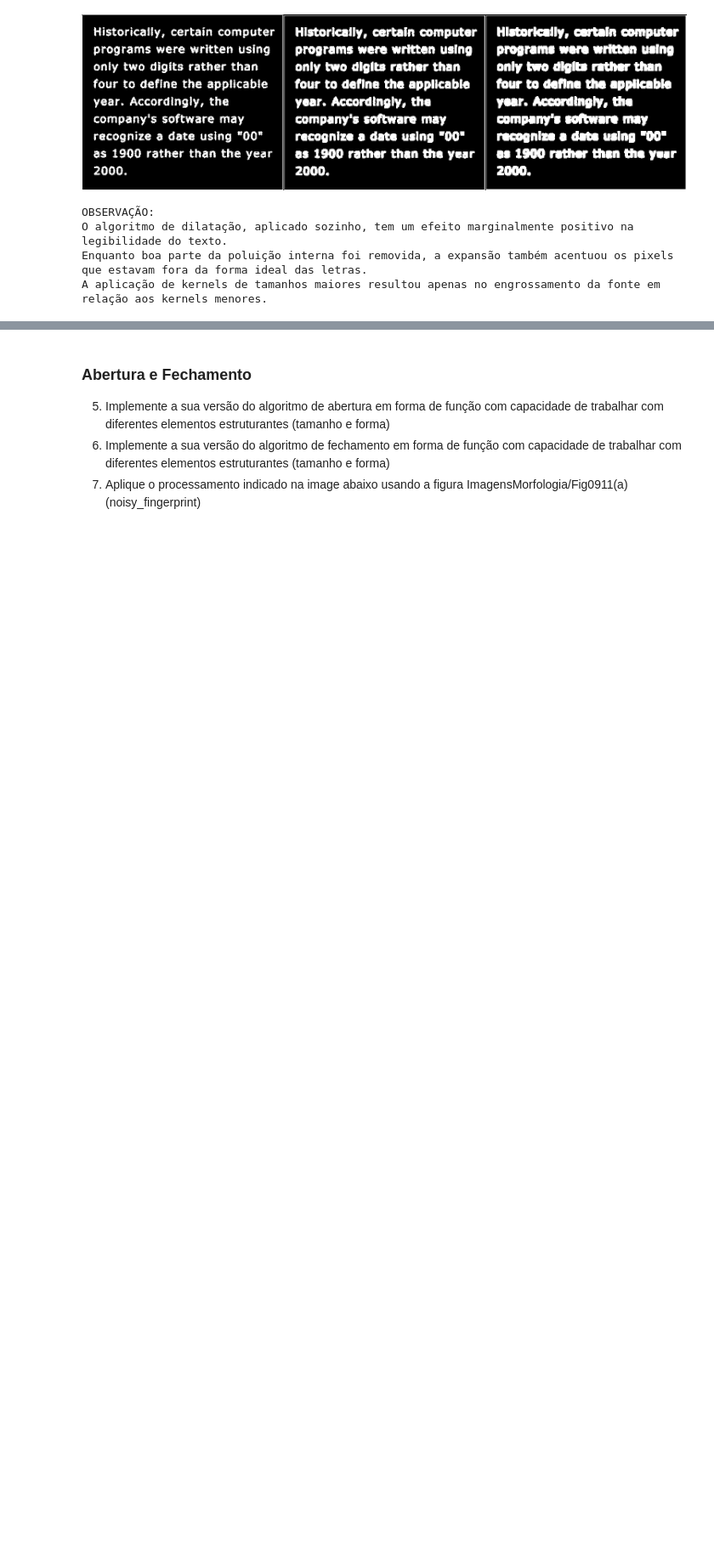
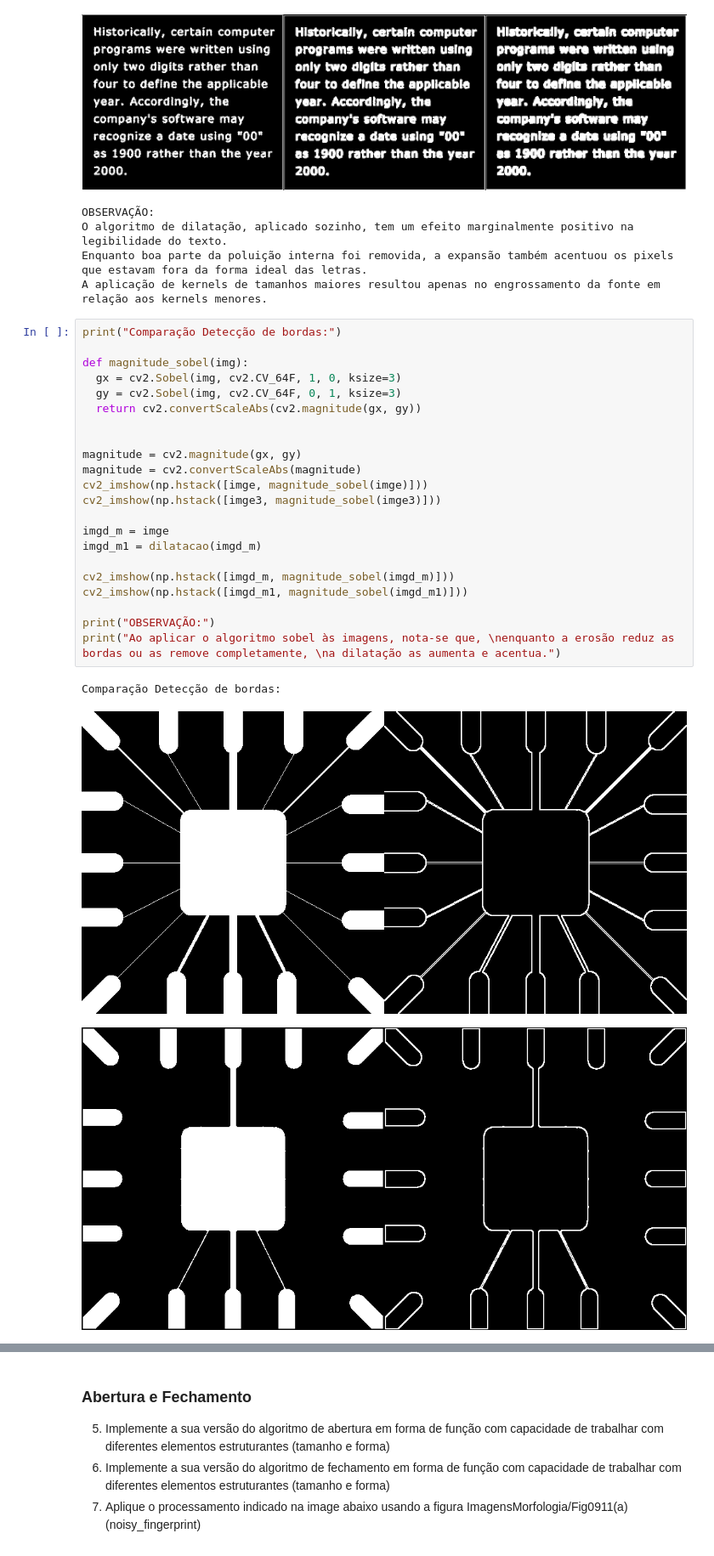
Before and after one commit to viniuniv/PDI-m2.1, a Jupyter notebook: PDI/Prática_Processamento_Morfológico.ipynb, the cells around one changed output, grey strips where cells are left out. Shown at 85% size. Drawn from its saved outputs; the diff is of its cells as text; blank space fills up the shorter version.

```diff
--- a/PDI/Prática_Processamento_Morfológico.ipynb
+++ b/PDI/Prática_Processamento_Morfológico.ipynb
@@ -183,3 +184,29 @@ OBSERVAÇÃO:
 O algoritmo de dilatação, aplicado sozinho, tem um efeito marginalmente positivo na legibilidade do texto.
 Enquanto boa parte da poluição interna foi removida, a expansão também acentuou os pixels que estavam fora da forma ideal das letras.
 A aplicação de kernels de tamanhos maiores resultou apenas no engrossamento da fonte em relação aos kernels menores.
+# %%
+print("Comparação Detecção de bordas:")
+
+def magnitude_sobel(img):
+  gx = cv2.Sobel(img, cv2.CV_64F, 1, 0, ksize=3)
+  gy = cv2.Sobel(img, cv2.CV_64F, 0, 1, ksize=3)
+  return cv2.convertScaleAbs(cv2.magnitude(gx, gy))
+
+
+magnitude = cv2.magnitude(gx, gy)
+magnitude = cv2.convertScaleAbs(magnitude)
+cv2_imshow(np.hstack([imge, magnitude_sobel(imge)]))
+cv2_imshow(np.hstack([imge3, magnitude_sobel(imge3)]))
+
+imgd_m = imge
+imgd_m1 = dilatacao(imgd_m)
+
+cv2_imshow(np.hstack([imgd_m, magnitude_sobel(imgd_m)]))
+cv2_imshow(np.hstack([imgd_m1, magnitude_sobel(imgd_m1)]))
+
+print("OBSERVAÇÃO:")
+print("Ao aplicar o algoritmo sobel às imagens, nota-se que, \nenquanto a erosão reduz as bordas ou as remove completamente, \na dilatação as aumenta e acentua.")
+# %% [output]
+Comparação Detecção de bordas:
+[figure, added]
+[figure, added]
```
Also changed, not shown: parts of 3 cells of this notebook.
